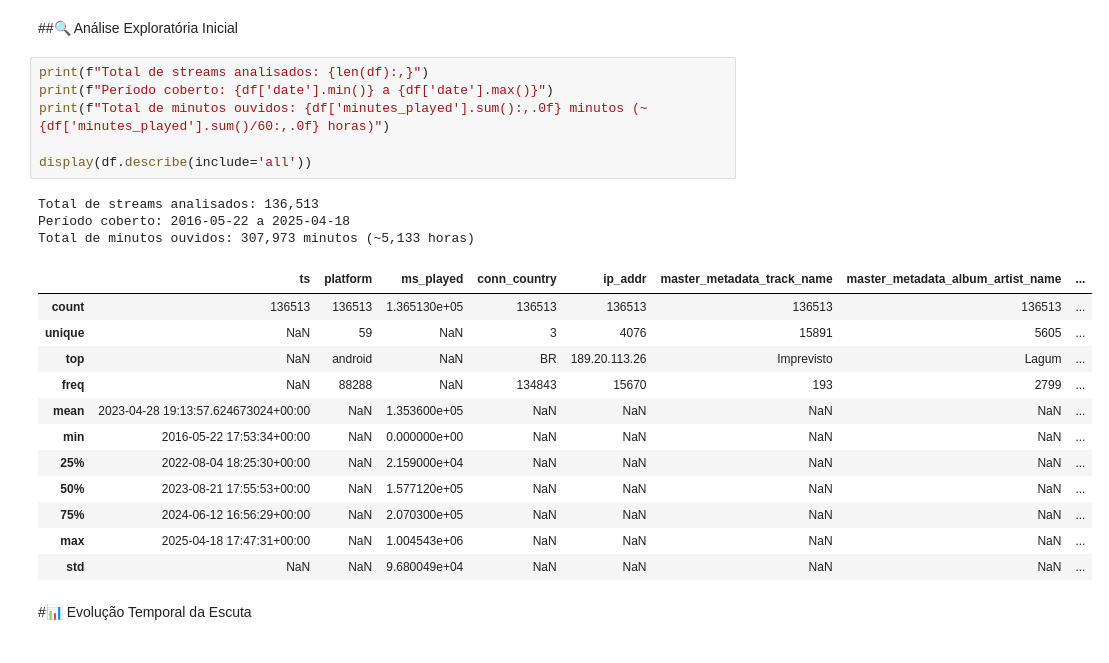
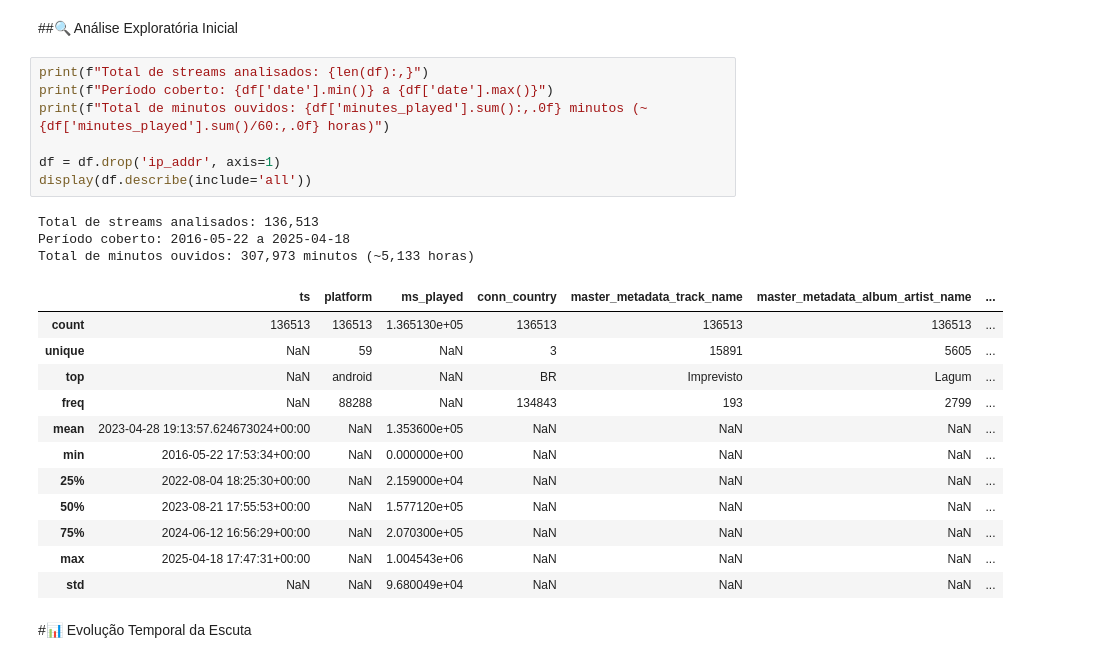
Before and after one commit to ferropng/Spotify-Rewind, a Jupyter notebook: Rewind_Spotify.ipynb, the cells around one changed output. Cells and saved outputs as stored; diff of their text form.

```diff
--- a/Rewind_Spotify.ipynb
+++ b/Rewind_Spotify.ipynb
@@ -109,25 +109,26 @@ Saving my_spotify_data.zip to my_spotify_data.zip
 # %%
 print(f"Total de streams analisados: {len(df):,}")
 print(f"Período coberto: {df['date'].min()} a {df['date'].max()}")
 print(f"Total de minutos ouvidos: {df['minutes_played'].sum():,.0f} minutos (~{df['minutes_played'].sum()/60:,.0f} horas)")
 
+df = df.drop('ip_addr', axis=1)
 display(df.describe(include='all'))
 # %% [output]
 Total de streams analisados: 136,513
 Período coberto: 2016-05-22 a 2025-04-18
 Total de minutos ouvidos: 307,973 minutos (~5,133 horas)
-|  | ts | platform | ms_played | conn_country | ip_addr | master_metadata_track_name | master_metadata_album_artist_name | ... |
-| count | 136513 | 136513 | 1.365130e+05 | 136513 | 136513 | 136513 | 136513 | ... |
-| unique | NaN | 59 | NaN | 3 | 4076 | 15891 | 5605 | ... |
-| top | NaN | android | NaN | BR | 189.20.113.26 | Imprevisto | Lagum | ... |
-| freq | NaN | 88288 | NaN | 134843 | 15670 | 193 | 2799 | ... |
-| mean | 2023-04-28 19:13:57.624673024+00:00 | NaN | 1.353600e+05 | NaN | NaN | NaN | NaN | ... |
-| min | 2016-05-22 17:53:34+00:00 | NaN | 0.000000e+00 | NaN | NaN | NaN | NaN | ... |
-| 25% | 2022-08-04 18:25:30+00:00 | NaN | 2.159000e+04 | NaN | NaN | NaN | NaN | ... |
-| 50% | 2023-08-21 17:55:53+00:00 | NaN | 1.577120e+05 | NaN | NaN | NaN | NaN | ... |
-| 75% | 2024-06-12 16:56:29+00:00 | NaN | 2.070300e+05 | NaN | NaN | NaN | NaN | ... |
-| max | 2025-04-18 17:47:31+00:00 | NaN | 1.004543e+06 | NaN | NaN | NaN | NaN | ... |
-| std | NaN | NaN | 9.680049e+04 | NaN | NaN | NaN | NaN | ... |
+|  | ts | platform | ms_played | conn_country | master_metadata_track_name | master_metadata_album_artist_name | ... |
+| count | 136513 | 136513 | 1.365130e+05 | 136513 | 136513 | 136513 | ... |
+| unique | NaN | 59 | NaN | 3 | 15891 | 5605 | ... |
+| top | NaN | android | NaN | BR | Imprevisto | Lagum | ... |
+| freq | NaN | 88288 | NaN | 134843 | 193 | 2799 | ... |
+| mean | 2023-04-28 19:13:57.624673024+00:00 | NaN | 1.353600e+05 | NaN | NaN | NaN | ... |
+| min | 2016-05-22 17:53:34+00:00 | NaN | 0.000000e+00 | NaN | NaN | NaN | ... |
+| 25% | 2022-08-04 18:25:30+00:00 | NaN | 2.159000e+04 | NaN | NaN | NaN | ... |
+| 50% | 2023-08-21 17:55:53+00:00 | NaN | 1.577120e+05 | NaN | NaN | NaN | ... |
+| 75% | 2024-06-12 16:56:29+00:00 | NaN | 2.070300e+05 | NaN | NaN | NaN | ... |
+| max | 2025-04-18 17:47:31+00:00 | NaN | 1.004543e+06 | NaN | NaN | NaN | ... |
+| std | NaN | NaN | 9.680049e+04 | NaN | NaN | NaN | ... |
 # %% [markdown]
 #📊 Evolução Temporal da Escuta
 # %% [markdown]
```
